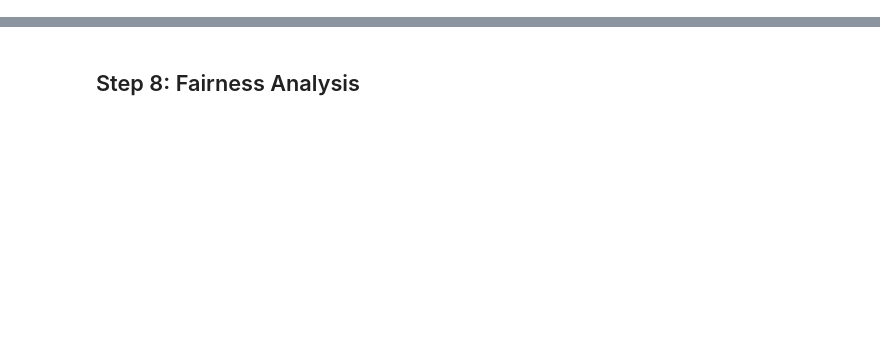
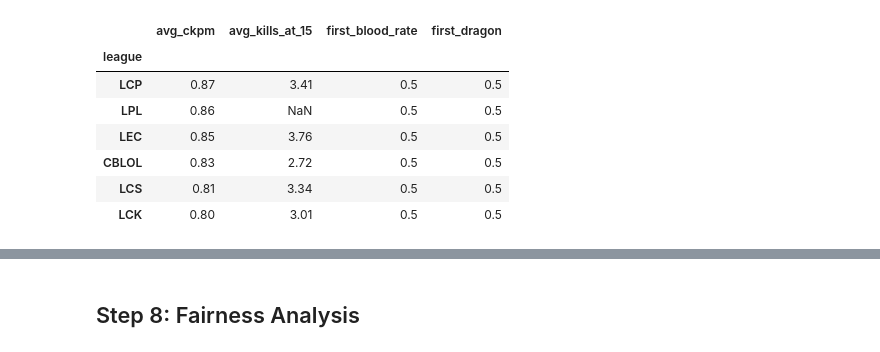
Before and after one commit to DonLe727/League-Of-legends-Tier-1-League-Match-Predictor, a Jupyter notebook: template.ipynb, the cells around one changed output, grey strips where cells are left out. Cells and saved outputs as stored; diff of their text form; code cells hidden in the pictures; blank space fills up the shorter version.

```diff
--- a/template.ipynb
+++ b/template.ipynb
@@ -15,0 +100,23 @@ from dsc80_utils import * # Feel free to uncomment and use this.
+# %%
+agg_stats = (
+    df_clean.groupby('league')
+    .agg(
+        avg_ckpm=('ckpm', 'mean'),
+        avg_kills_at_15=('killsat15', 'mean'),
+        first_blood_rate=('firstblood', 'mean'), # Since it's 1/0, the mean is the percentage!
+        first_dragon=('firstdragon','mean')
+    )
+    .round(3)
+    .sort_values(by='avg_ckpm', ascending=False)
+)
+
+display(agg_stats)
+# %% [output]
+|  | avg_ckpm | avg_kills_at_15 | first_blood_rate | first_dragon |
+| league |  |  |  |  |
+| LCP | 0.87 | 3.41 | 0.5 | 0.5 |
+| LPL | 0.86 | NaN | 0.5 | 0.5 |
+| LEC | 0.85 | 3.76 | 0.5 | 0.5 |
+| CBLOL | 0.83 | 2.72 | 0.5 | 0.5 |
+| LCS | 0.81 | 3.34 | 0.5 | 0.5 |
+| LCK | 0.80 | 3.01 | 0.5 | 0.5 |
```
Also changed, not shown: parts of 42 cells of this notebook.
